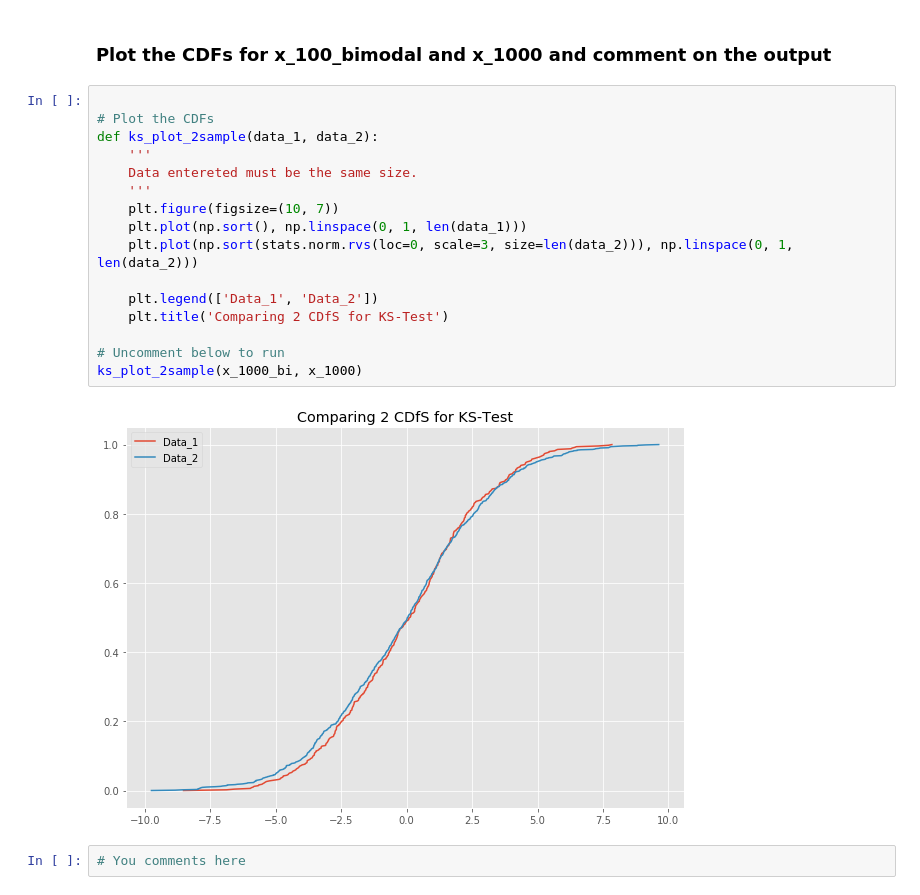
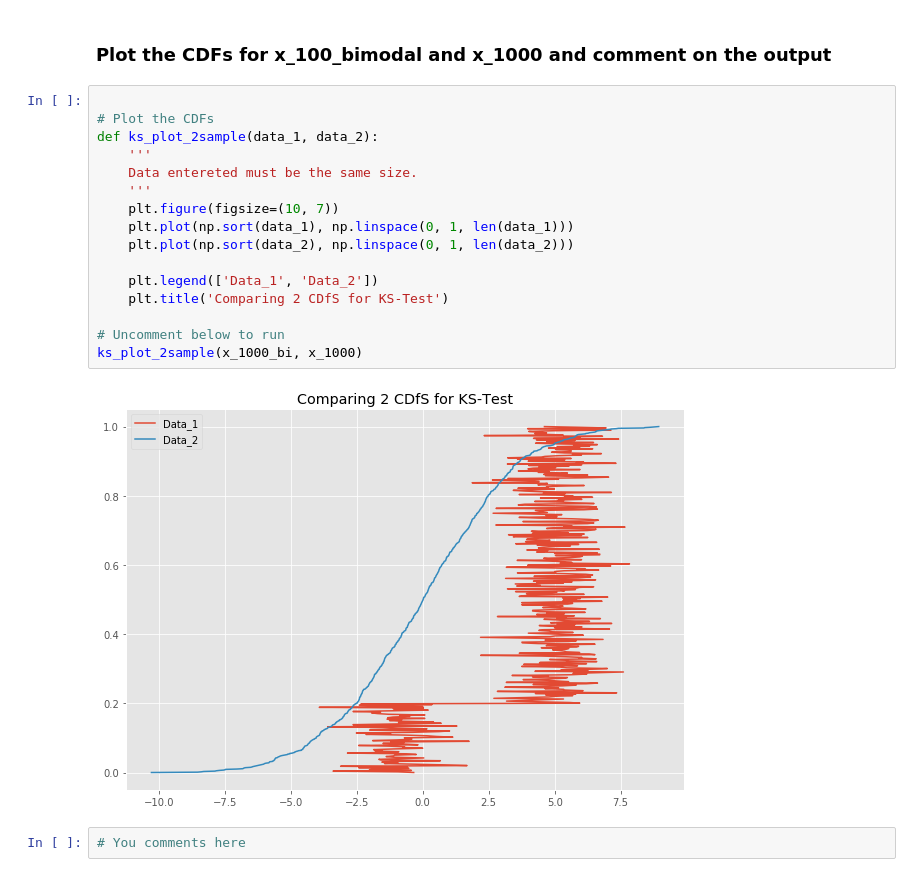
Before and after one commit to mzhou356/dsc-komogorov-smirnov-test-lab-dc-ds-060319, a Jupyter notebook: index.ipynb, the cells around one changed output. Cells and saved outputs as stored; diff of their text form.

```diff
--- a/index.ipynb
+++ b/index.ipynb
@@ -166,21 +166,21 @@ plt.hist(x_1000_bi);
 # %%
 
 # Plot the CDFs
 def ks_plot_2sample(data_1, data_2):
     '''
     Data entereted must be the same size.
     '''
     plt.figure(figsize=(10, 7))
-    plt.plot(np.sort(), np.linspace(0, 1, len(data_1)))
-    plt.plot(np.sort(stats.norm.rvs(loc=0, scale=3, size=len(data_2))), np.linspace(0, 1, len(data_2)))
+    plt.plot(np.sort(data_1), np.linspace(0, 1, len(data_1)))
+    plt.plot(np.sort(data_2), np.linspace(0, 1, len(data_2)))
 
     plt.legend(['Data_1', 'Data_2'])
     plt.title('Comparing 2 CDfS for KS-Test')
 
 # Uncomment below to run
 ks_plot_2sample(x_1000_bi, x_1000)
 # %% [output]
-[figure, old version]
+[figure, new version]
 # %%
 # You comments here
 # %% [markdown]
```
